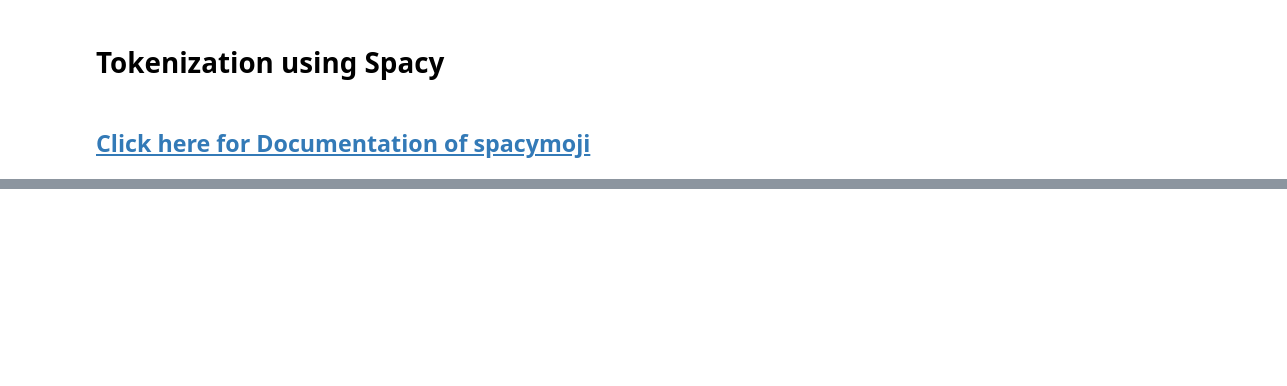
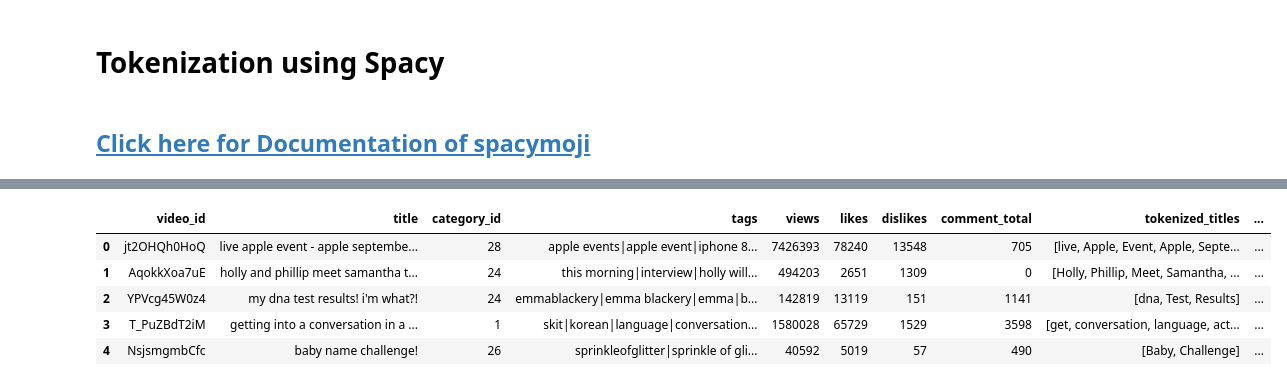
Before and after one commit to utkarsh599/Recomendation-sysy, a Jupyter notebook: Major.ipynb, the cells around one changed output, grey strips where cells are left out. Saved outputs shown, nothing was run; the diff lists cells and outputs as text; code cells hidden in the pictures; blank space fills up the shorter version.

```diff
--- a/Major.ipynb
+++ b/Major.ipynb
@@ -203,0 +226,27 @@ sampled_df.head()
+# %%
+Videos['tags']=Videos['tags'].apply(lambda x: x.lower())
+# %%
+nlp = spacy.load("en")
+c=0
+tokenized_sents=[]
+for i in Videos['tags']:
+    doc=nlp(i)
+    tokens=[]
+    for token in doc:
+      if((token.is_stop==False and token.is_punct==False) and token.is_alpha==True):
+        tokens.append(token.lemma_)
+    tokenized_sents.append(tokens)
+    print(c,end='\r')
+    c+=1
+# %%
+Videos.drop(['tokenized_tags'],axis=1,inplace=True)
+Videos['tokenized_tags']=tokenized_sents
+# %%
+Videos.head()
+# %% [output]
+|  | video_id | title | category_id | tags | views | likes | dislikes | comment_total | tokenized_titles | ... |
+| 0 | jt2OHQh0HoQ | live apple event - apple septembe... | 28 | apple events|apple event|iphone 8... | 7426393 | 78240 | 13548 | 705 | [live, Apple, Event, Apple, Septe... | ... |
+| 1 | AqokkXoa7uE | holly and phillip meet samantha t... | 24 | this morning|interview|holly will... | 494203 | 2651 | 1309 | 0 | [Holly, Phillip, Meet, Samantha, ... | ... |
+| 2 | YPVcg45W0z4 | my dna test results! i'm what?! | 24 | emmablackery|emma blackery|emma|b... | 142819 | 13119 | 151 | 1141 | [dna, Test, Results] | ... |
+| 3 | T_PuZBdT2iM | getting into a conversation in a ... | 1 | skit|korean|language|conversation... | 1580028 | 65729 | 1529 | 3598 | [get, conversation, language, act... | ... |
+| 4 | NsjsmgmbCfc | baby name challenge! | 26 | sprinkleofglitter|sprinkle of gli... | 40592 | 5019 | 57 | 490 | [Baby, Challenge] | ... |
```
Also changed, not shown: parts of 32 cells of this notebook.
